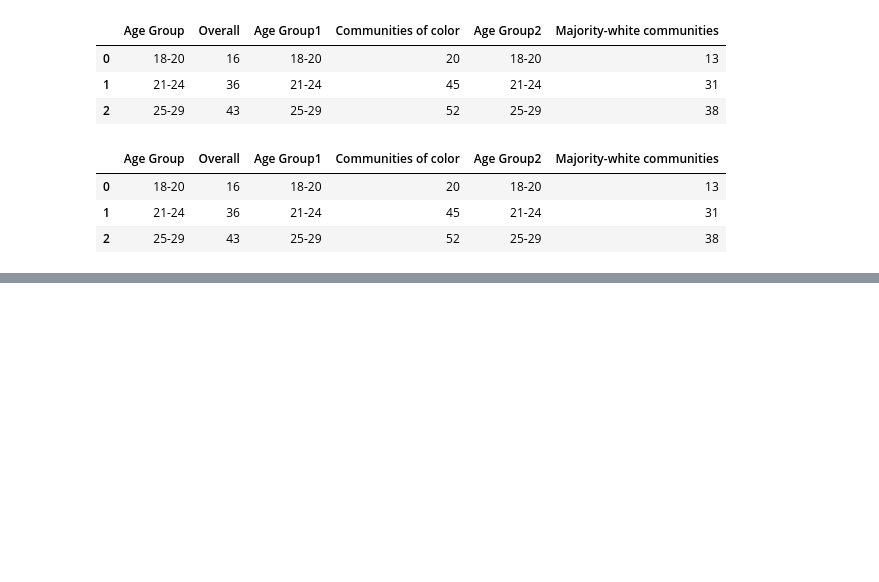
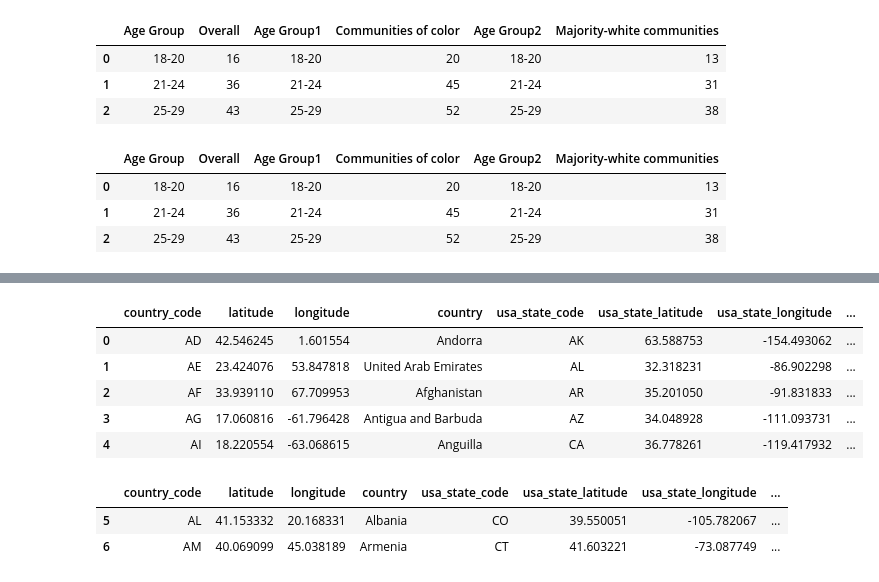
Before and after one commit to toniahurst/FinTech_Project_1, a Jupyter notebook: Project_1.ipynb, the cells around one changed output, grey strips where cells are left out. Cells and saved outputs as stored; diff of their text form; code cells hidden in the pictures; blank space fills up the shorter version.

```diff
--- a/Project_1.ipynb
+++ b/Project_1.ipynb
@@ -361,3 +353,23 @@ display(slide_nine_df.tail())
+# %%
+# Load state coordinates data
+world_and_usa_states_coordinates_df = pd.read_csv(
+    Path("./Resources_Project_1/world_country_and_usa_states_latitude_and_longitude_values.csv"))
+
+world_and_usa_states_coordinates_df.head()
+# %% [output]
+|  | country_code | latitude | longitude | country | usa_state_code | usa_state_latitude | usa_state_longitude | ... |
+| 0 | AD | 42.546245 | 1.601554 | Andorra | AK | 63.588753 | -154.493062 | ... |
+| 1 | AE | 23.424076 | 53.847818 | United Arab Emirates | AL | 32.318231 | -86.902298 | ... |
+| 2 | AF | 33.939110 | 67.709953 | Afghanistan | AR | 35.201050 | -91.831833 | ... |
+| 3 | AG | 17.060816 | -61.796428 | Antigua and Barbuda | AZ | 34.048928 | -111.093731 | ... |
+| 4 | AI | 18.220554 | -63.068615 | Anguilla | CA | 36.778261 | -119.417932 | ... |
+# %%
+state_coordinates_df = world_and_usa_states_coordinates_df.iloc[5:7]
+state_coordinates_df.head(20)
+# %% [output]
+|  | country_code | latitude | longitude | country | usa_state_code | usa_state_latitude | usa_state_longitude | ... |
+| 5 | AL | 41.153332 | 20.168331 | Albania | CO | 39.550051 | -105.782067 | ... |
+| 6 | AM | 40.069099 | 45.038189 | Armenia | CT | 41.603221 | -73.087749 | ... |
 # %%
 # Slide 12
 slide_twelve_df = pd.read_csv(
```
Also changed, not shown: parts of 12 cells of this notebook, 5 other files.
